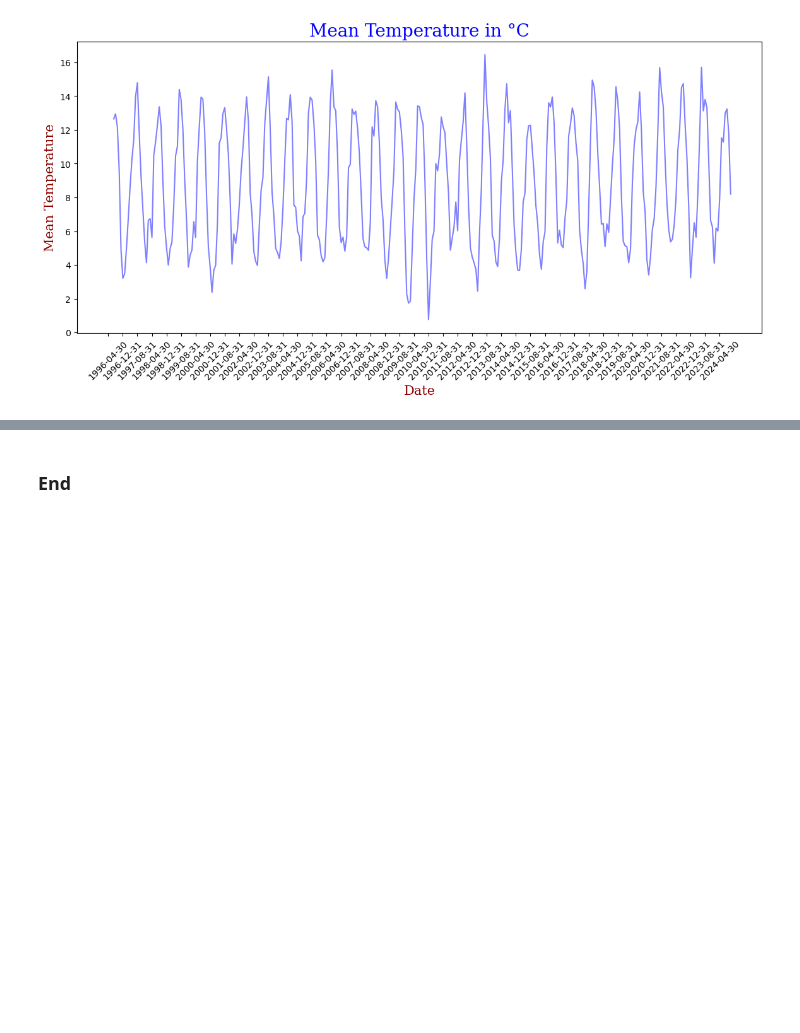
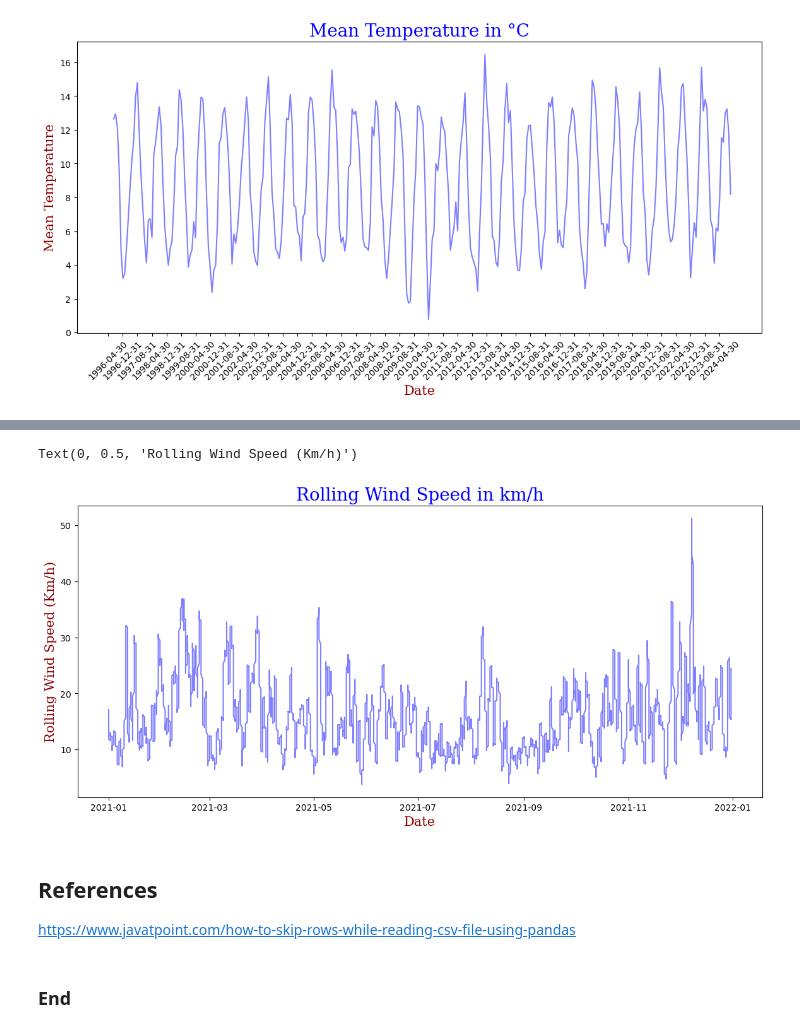
Before and after one commit to MikeCurleyCoosan/PFDA, a Jupyter notebook: PFDA_assignments/assignment06_weather.ipynb, the cells around one changed output, grey strips where cells are left out. Saved outputs shown, nothing was run; the diff lists cells and outputs as text; code cells hidden in the pictures; blank space fills up the shorter version.

```diff
--- a/PFDA_assignments/assignment06_weather.ipynb
+++ b/PFDA_assignments/assignment06_weather.ipynb
@@ -205,2 +233,38 @@ plt.xticks(rotation=45)
+# %%
+#The rolling windspeed over a 24 hour period for the year 2021
+#We can calculate the rolling windspeed over a 24 hour period using the rolling method
+#The rolling method calculates the rolling average over a specified window size
+#We can specify the window size by using the window parameter
+
+#Date filter to get data for the year 2021
+date_from = '2021-01-01'
+date_to = '2021-12-31'
+
+#Calculate the rolling windspeed over a 24 hour period
+df['Rolling Wind Speed (km/h)'] = df['Mean Wind Speed (km/h)'].rolling(window=24).mean()
+
+#Plot the rolling windspeed data
+fig, ax = plt.subplots(figsize=(14, 6))
+
+#Set the colors for the pie chart
+colors = ['blue', 'green', 'red']
+
+#Set the font for the x and y axis labels and the title
+font1 = {'family':'serif','color':'blue','size':20}
+font2 = {'family':'serif','color':'darkred','size':15}
+
+#Use date filter to filter the data for the year 2021
+ax.plot(df.loc[date_from:date_to]['Date_only'], df.loc[date_from:date_to]['Rolling Wind Speed (km/h)'], color='blue', alpha=0.5)
+ax.set_title('Rolling Wind Speed in km/h', fontdict = font1)
+ax.set_xlabel('Date', fontdict = font2)
+ax.set_ylabel('Rolling Wind Speed (Km/h)', fontdict = font2)
+#Set the x-axis to show only every 30th day
+# %% [output]
+Text(0, 0.5, 'Rolling Wind Speed (Km/h)')
+[figure, added]
+# %% [markdown]
+## References
+
+https://www.javatpoint.com/how-to-skip-rows-while-reading-csv-file-using-pandas
 # %% [markdown]
 ### End
```
Also changed, not shown: parts of 1 cell of this notebook, 1 other file.
